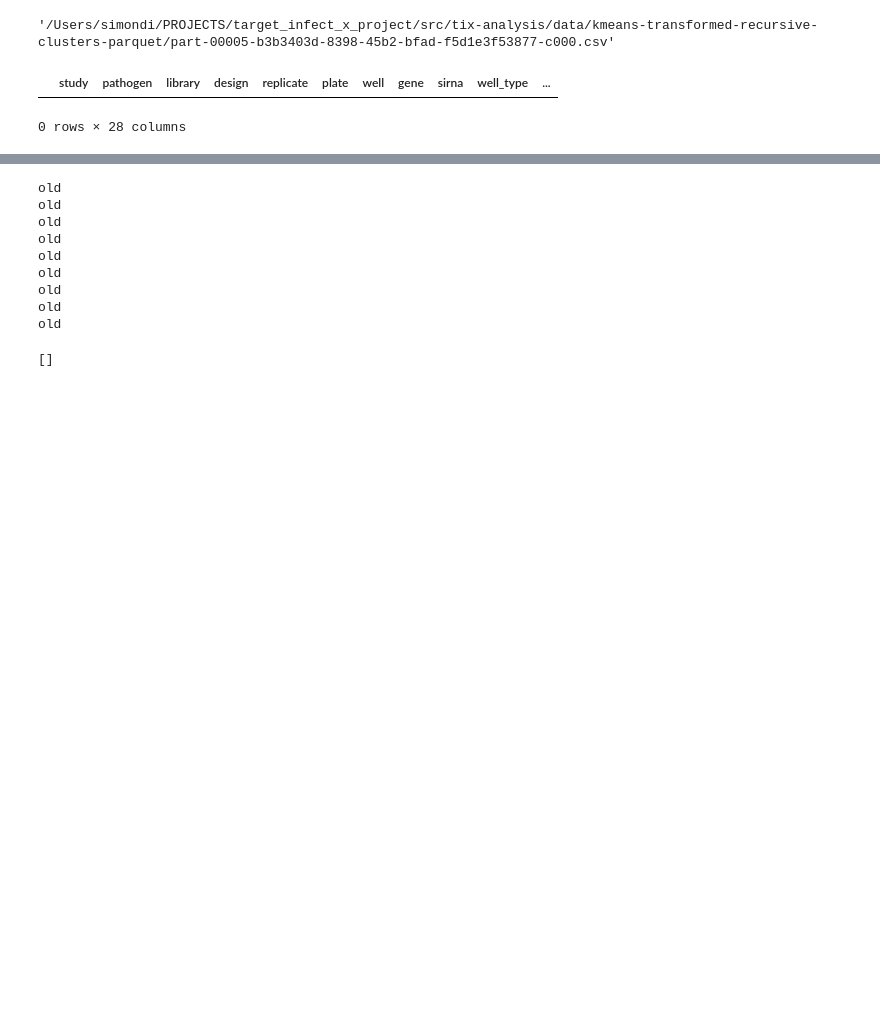
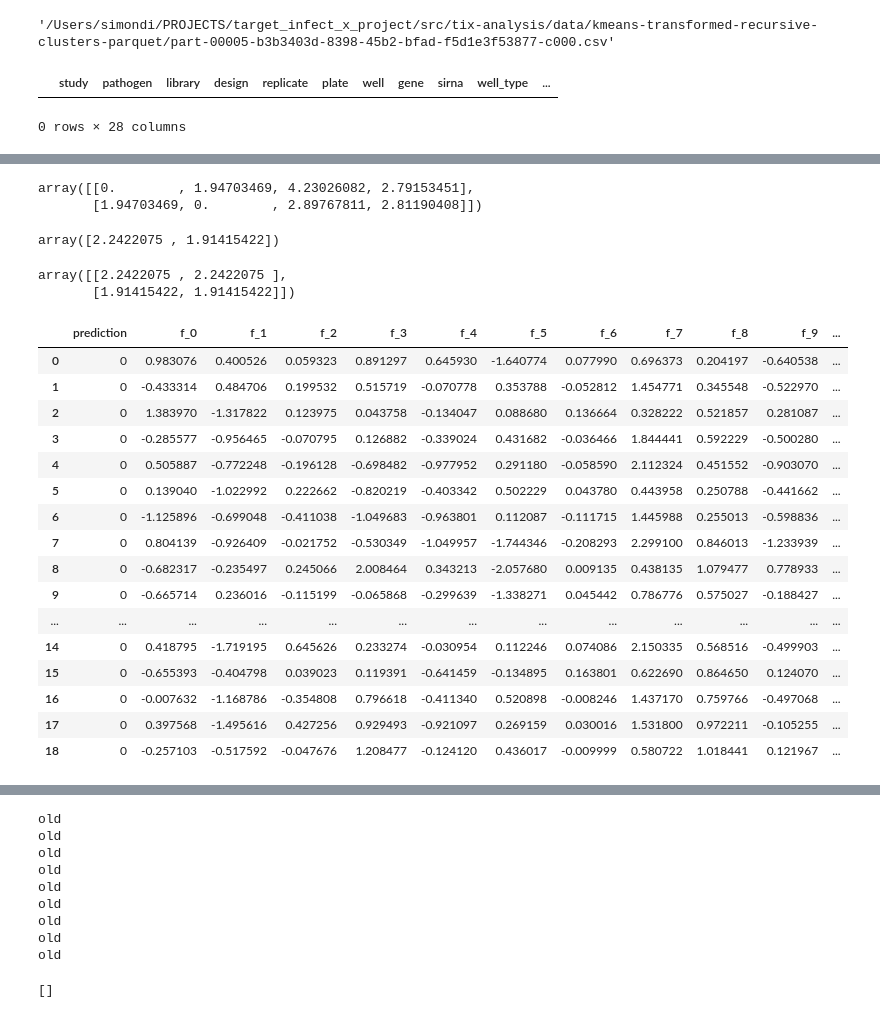
Before and after one commit to cbg-ethz/pybda, a Jupyter notebook: 3-clustering/notebooks/test_pandas_io.ipynb, the cells around one changed output, grey strips where cells are left out. Saved outputs shown, nothing was run; the diff lists cells and outputs as text; code cells hidden in the pictures; blank space fills up the shorter version.

```diff
--- a/3-clustering/notebooks/test_pandas_io.ipynb
+++ b/3-clustering/notebooks/test_pandas_io.ipynb
@@ -6,7 +6,7 @@ import pathlib
 import numpy
 import glob
 # %%
-fl = "/Users/simondi/PROJECTS/target_infect_x_project/src/tix-analysis/data/kmeans-transformed-recursive-clusters-parquet//"
+fl = "/Users/simondi/PROJECTS/target_infect_x_project/src/tix-analysis/data/kmeans-transformed-recursive-clusters/"
 # %%
 files = [x for x in glob.glob(fl + "*") if x.endswith(".csv")]
 # %%
@@ -34,0 +49,5 @@ df[df.prediction == 1]
+# %%
+k
+# %% [output]
+array([[0.        , 1.94703469, 4.23026082, 2.79153451],
+       [1.94703469, 0.        , 2.89767811, 2.81190408]])
@@ -34,0 +56,35 @@ df[df.prediction == 1]
+# %%
+d
+# %% [output]
+array([2.2422075 , 1.91415422])
+# %%
+scipy.vstack([d,d]).T
+# %% [output]
+array([[2.2422075 , 2.2422075 ],
+       [1.91415422, 1.91415422]])
+# %%
+df = None
+# %%
+for fl in files:
+    df2 = pandas.read_csv(fl, sep="\t", nrows=1000, usecols=lambda x: x.startswith("f_") or x.startswith("pred"))
+    df = pandas.concat([df, df2])
+# %%
+df[df.prediction == 0]
+# %% [output]
+|  | prediction | f_0 | f_1 | f_2 | f_3 | f_4 | f_5 | f_6 | f_7 | f_8 | f_9 | ... |
+| 0 | 0 | 0.983076 | 0.400526 | 0.059323 | 0.891297 | 0.645930 | -1.640774 | 0.077990 | 0.696373 | 0.204197 | -0.640538 | ... |
+| 1 | 0 | -0.433314 | 0.484706 | 0.199532 | 0.515719 | -0.070778 | 0.353788 | -0.052812 | 1.454771 | 0.345548 | -0.522970 | ... |
+| 2 | 0 | 1.383970 | -1.317822 | 0.123975 | 0.043758 | -0.134047 | 0.088680 | 0.136664 | 0.328222 | 0.521857 | 0.281087 | ... |
+| 3 | 0 | -0.285577 | -0.956465 | -0.070795 | 0.126882 | -0.339024 | 0.431682 | -0.036466 | 1.844441 | 0.592229 | -0.500280 | ... |
+| 4 | 0 | 0.505887 | -0.772248 | -0.196128 | -0.698482 | -0.977952 | 0.291180 | -0.058590 | 2.112324 | 0.451552 | -0.903070 | ... |
+| 5 | 0 | 0.139040 | -1.022992 | 0.222662 | -0.820219 | -0.403342 | 0.502229 | 0.043780 | 0.443958 | 0.250788 | -0.441662 | ... |
+| 6 | 0 | -1.125896 | -0.699048 | -0.411038 | -1.049683 | -0.963801 | 0.112087 | -0.111715 | 1.445988 | 0.255013 | -0.598836 | ... |
+| 7 | 0 | 0.804139 | -0.926409 | -0.021752 | -0.530349 | -1.049957 | -1.744346 | -0.208293 | 2.299100 | 0.846013 | -1.233939 | ... |
+| 8 | 0 | -0.682317 | -0.235497 | 0.245066 | 2.008464 | 0.343213 | -2.057680 | 0.009135 | 0.438135 | 1.079477 | 0.778933 | ... |
+| 9 | 0 | -0.665714 | 0.236016 | -0.115199 | -0.065868 | -0.299639 | -1.338271 | 0.045442 | 0.786776 | 0.575027 | -0.188427 | ... |
+| ... | ... | ... | ... | ... | ... | ... | ... | ... | ... | ... | ... | ... |
+| 14 | 0 | 0.418795 | -1.719195 | 0.645626 | 0.233274 | -0.030954 | 0.112246 | 0.074086 | 2.150335 | 0.568516 | -0.499903 | ... |
+| 15 | 0 | -0.655393 | -0.404798 | 0.039023 | 0.119391 | -0.641459 | -0.134895 | 0.163801 | 0.622690 | 0.864650 | 0.124070 | ... |
+| 16 | 0 | -0.007632 | -1.168786 | -0.354808 | 0.796618 | -0.411340 | 0.520898 | -0.008246 | 1.437170 | 0.759766 | -0.497068 | ... |
+| 17 | 0 | 0.397568 | -1.495616 | 0.427256 | 0.929493 | -0.921097 | 0.269159 | 0.030016 | 1.531800 | 0.972211 | -0.105255 | ... |
+| 18 | 0 | -0.257103 | -0.517592 | -0.047676 | 1.208477 | -0.124120 | 0.436017 | -0.009999 | 0.580722 | 1.018441 | 0.121967 | ... |
```
Also changed, not shown: parts of 10 cells of this notebook, 1 other file.
